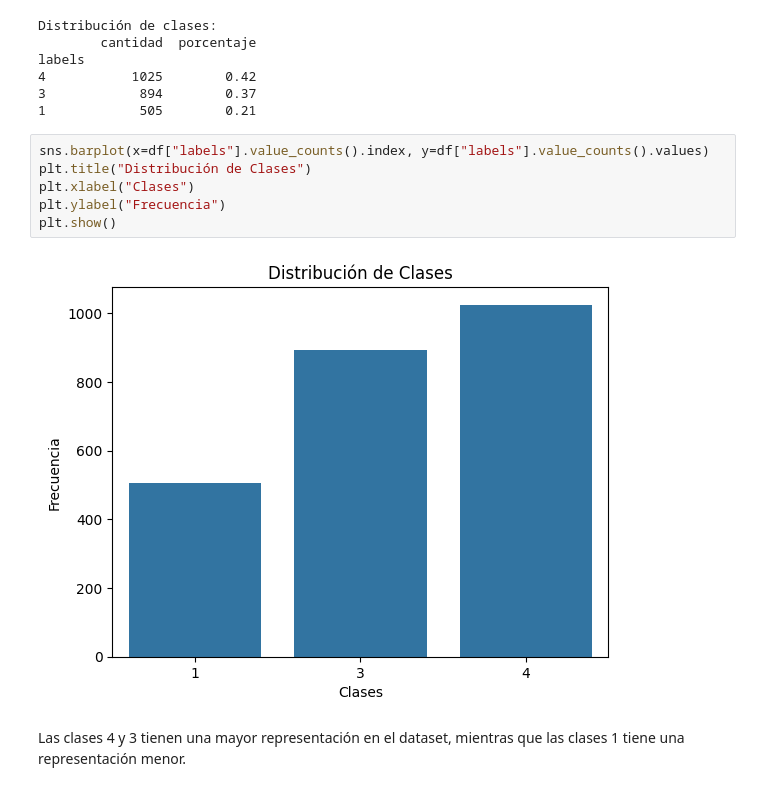
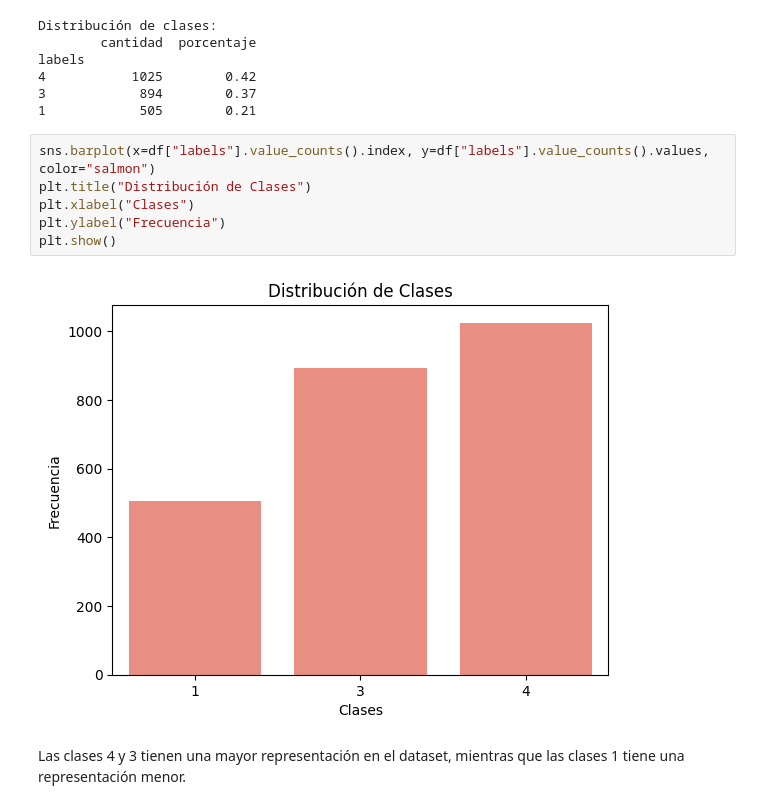
Before and after one commit to BILabsAndProjects/Proyecto1, a Jupyter notebook: exploracion_datos.ipynb, the cells around one changed output. Drawn from its saved outputs; the diff is of its cells as text.

```diff
--- a/exploracion_datos.ipynb
+++ b/exploracion_datos.ipynb
@@ -188,13 +190,13 @@ labels
 3            894        0.37
 1            505        0.21
 # %%
-sns.barplot(x=df["labels"].value_counts().index, y=df["labels"].value_counts().values)
+sns.barplot(x=df["labels"].value_counts().index, y=df["labels"].value_counts().values, color="salmon")
 plt.title("Distribución de Clases")
 plt.xlabel("Clases")
 plt.ylabel("Frecuencia")
 plt.show()
 # %% [output]
-[figure, old version]
+[figure, new version]
 # %% [markdown]
 Las clases 4 y 3 tienen una mayor representación en el dataset, mientras que las clases 1 tiene una representación menor.
 # %% [markdown]
```
Also changed, not shown: parts of 10 cells of this notebook.
